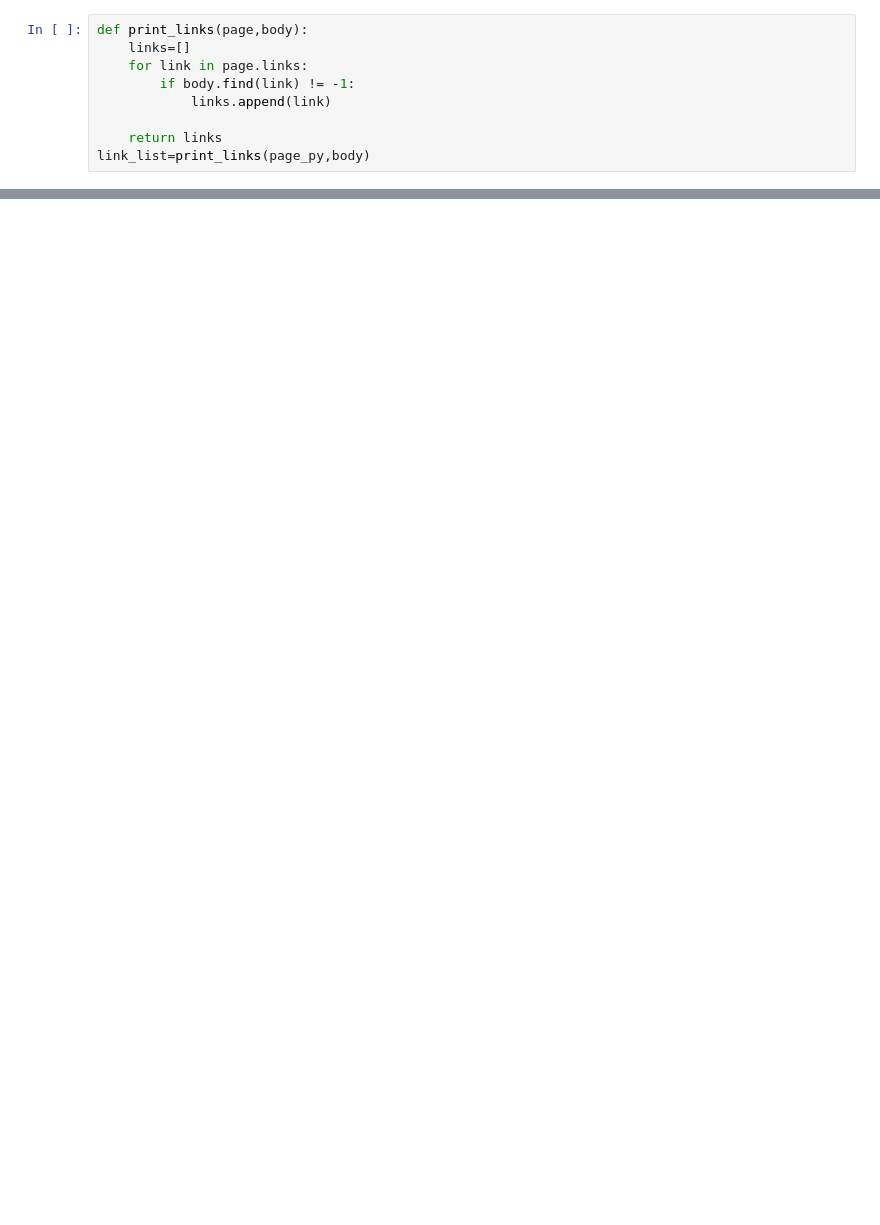
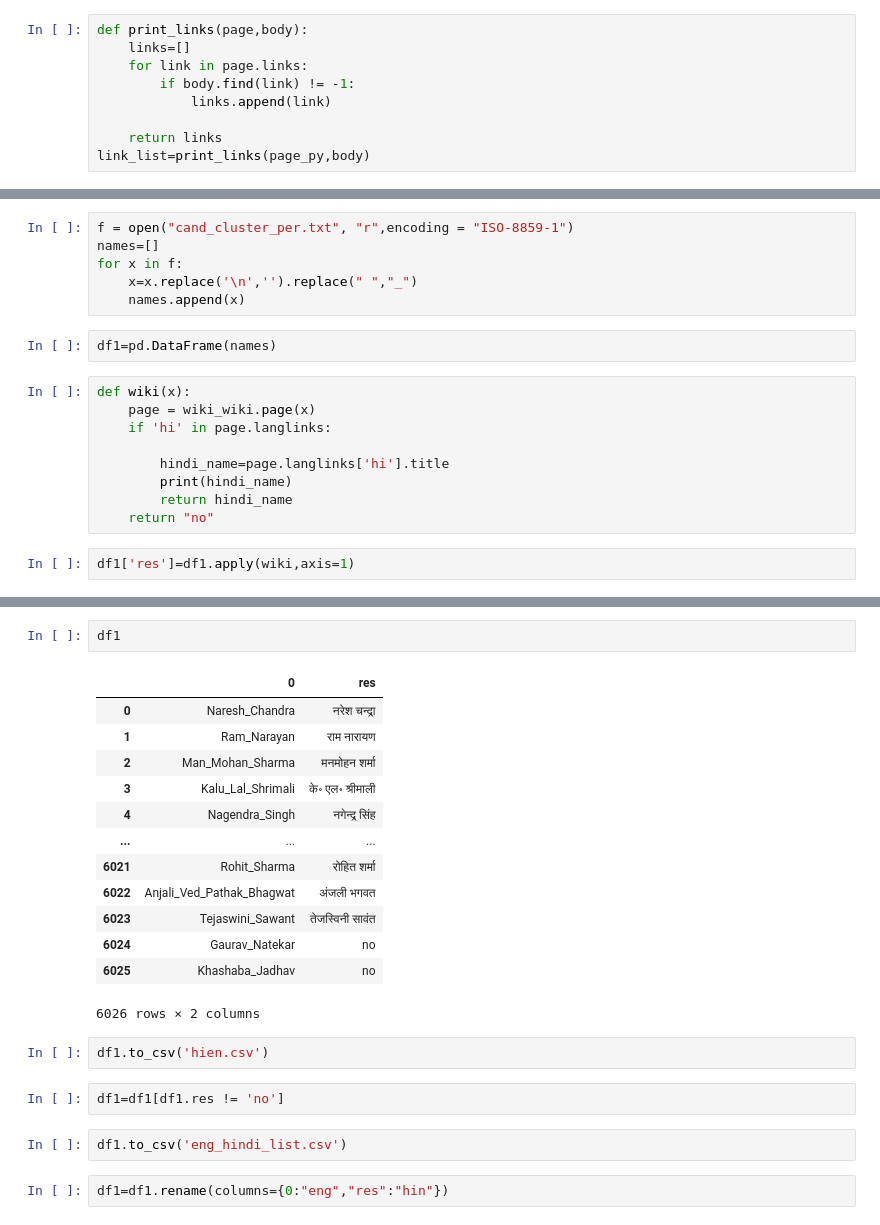
Before and after one commit to faraazahmad/major, a Jupyter notebook: hinditoenglish.ipynb, the cells around one changed output, grey strips where cells are left out. Drawn from its saved outputs; the diff is of its cells as text; blank space fills up the shorter version.

```diff
--- a/hinditoenglish.ipynb
+++ b/hinditoenglish.ipynb
@@ -51,0 +55,19 @@ df
+# %%
+f = open("cand_cluster_per.txt", "r",encoding = "ISO-8859-1")
+names=[]
+for x in f:
+    x=x.replace('\n','').replace(" ","_")
+    names.append(x)
+# %%
+df1=pd.DataFrame(names)
+# %%
+def wiki(x):
+    page = wiki_wiki.page(x)
+    if 'hi' in page.langlinks:
+
+        hindi_name=page.langlinks['hi'].title
+        print(hindi_name)
+        return hindi_name
+    return "no"
+# %%
+df1['res']=df1.apply(wiki,axis=1)
@@ -51,0 +92,24 @@ df
+# %%
+df1
+# %% [output]
+|  | 0 | res |
+| 0 | Naresh_Chandra | नरेश चन्द्रा |
+| 1 | Ram_Narayan | राम नारायण |
+| 2 | Man_Mohan_Sharma | मनमोहन शर्मा |
+| 3 | Kalu_Lal_Shrimali | के॰ एल॰ श्रीमाली |
+| 4 | Nagendra_Singh | नगेन्द्र सिंह |
+| ... | ... | ... |
+| 6021 | Rohit_Sharma | रोहित शर्मा |
+| 6022 | Anjali_Ved_Pathak_Bhagwat | अंजली भगवत |
+| 6023 | Tejaswini_Sawant | तेजस्विनी सावंत |
+| 6024 | Gaurav_Natekar | no |
+| 6025 | Khashaba_Jadhav | no |
+6026 rows × 2 columns
+# %%
+df1.to_csv('hien.csv')
+# %%
+df1=df1[df1.res != 'no']
+# %%
+df1.to_csv('eng_hindi_list.csv')
+# %%
+df1=df1.rename(columns={0:"eng","res":"hin"})
```
Also changed, not shown: parts of 24 cells of this notebook.
